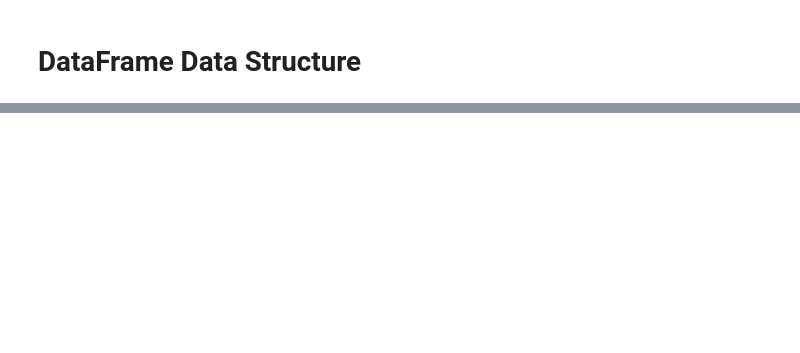
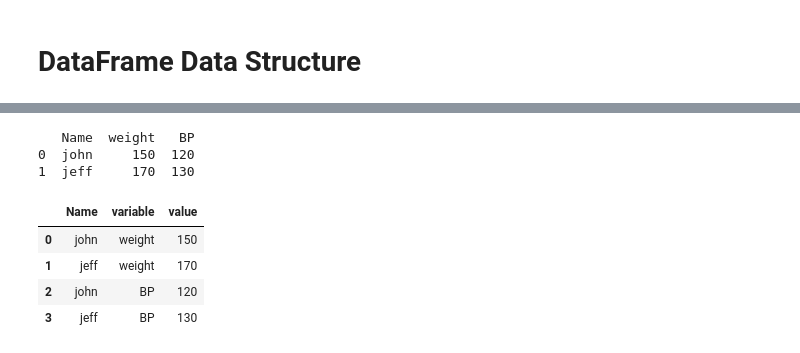
Before and after one commit to sfurlong/ml-sandbox, a Jupyter notebook: pandas-playtime.ipynb, the cells around one changed output, grey strips where cells are left out. Saved outputs shown, nothing was run; the diff lists cells and outputs as text; code cells hidden in the pictures; blank space fills up the shorter version.

```diff
--- a/pandas-playtime.ipynb
+++ b/pandas-playtime.ipynb
@@ -39,0 +103,15 @@ File Types are:<ul>
+# %%
+#Switch from Wide format to Long format.
+df = pd.DataFrame({'Name':['john','jeff'], 'weight':[150,170],'BP':[120,130]})
+print(df)
+melt_df = pd.melt(df, id_vars=['Name'], value_vars=['weight','BP'])
+melt_df
+# %% [output]
+   Name  weight   BP
+0  john     150  120
+1  jeff     170  130
+|  | Name | variable | value |
+| 0 | john | weight | 150 |
+| 1 | jeff | weight | 170 |
+| 2 | john | BP | 120 |
+| 3 | jeff | BP | 130 |
```
Also changed, not shown: parts of 31 cells of this notebook, 1 other file.
